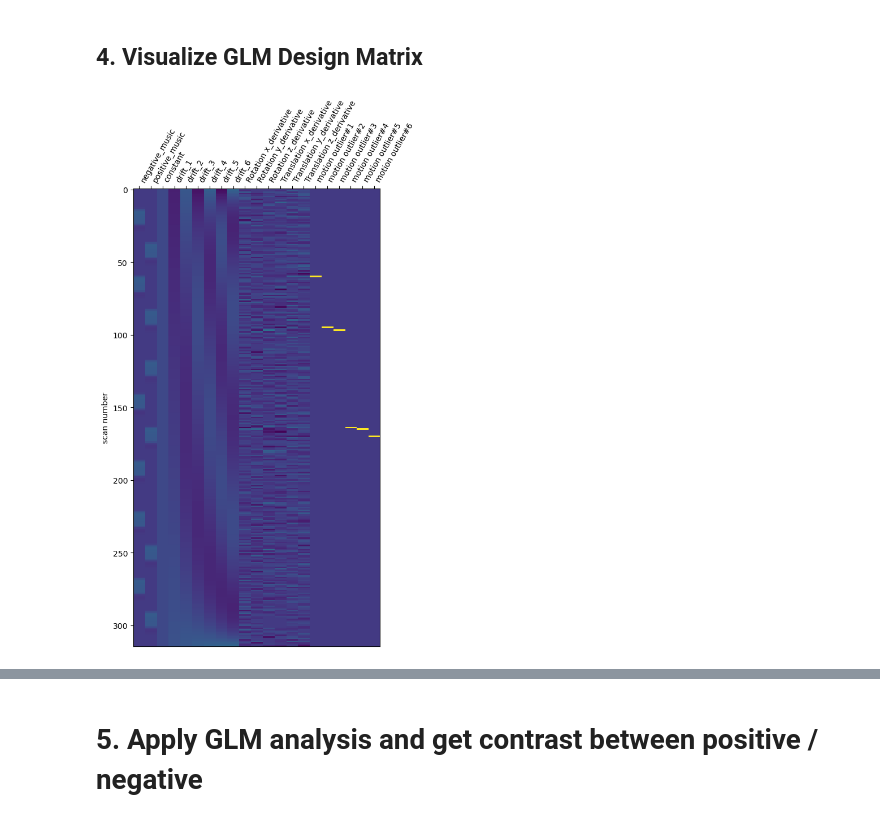
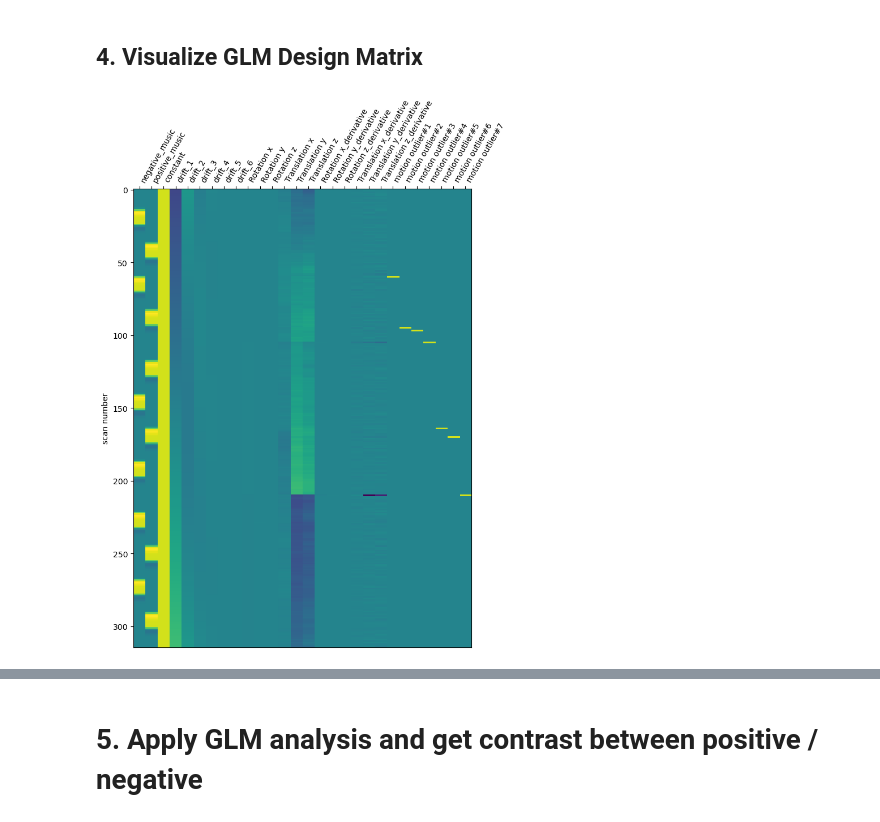
Before and after one commit to ZyLiao-0011/NSSP, a Jupyter notebook: NSSP-Project.ipynb, the cells around one changed output, grey strips where cells are left out. Drawn from its saved outputs; the diff is of its cells as text; code cells hidden in the pictures.

```diff
--- a/NSSP-Project.ipynb
+++ b/NSSP-Project.ipynb
@@ -643,10 +715,7 @@ for run_idx in range(1, 3+1):
         events = pd.read_table(op.join(bids_root, f'sub-{subject}', 'func', f'sub-control01_task-music_run-{run_idx}_events.tsv'))
         events['onset'] = events['onset'] + last_time
     events_all_runs = pd.concat((events_all_runs, events), axis=0).reset_index(drop=True)
-
-# Use Motion Corrected fMRI data
-# !!!! Note: The data here should be changed to those aligned with anatomical data later.
-fmri_all_runs = nib.load(op.join(preproc_root, subject_dir, 'func', 'sub-control01_task-music_run_concatenated_moco.nii.gz'))
+fmri_all_runs = nib.load(op.join(preproc_root, subject_dir, 'func','sub-control01_task-music_run_concatenated.nii.gz'))
 
 # Specify what sort of GLM we want (nature of the noise, repetition time of the data and other parameters)
 fmri_glm = FirstLevelModel(
@@ -678,9 +747,11 @@ for (col, name) in zip(column_values.T, column_names):
 mot_params = load_mot_params_fsl_6_dof(op.join(preproc_root, subject_dir, 'func', 'sub-control01_task-music_run_concatenated_moco.par'))
 mot_params = mot_params - mot_params.mean()
 mot_params.index = mot_params.index * 3
-mot_params.plot(title='Demeaned Motion Parameters (Before Correction)', xlabel='Frame')
+mot_params.plot(title='Demeaned Motion Parameters', xlabel='Frame')
 
 mot_params_deriv = mot_params.diff().fillna(0)
 mot_params_deriv.columns = [f"{col}_derivative" for col in mot_params.columns]
-mot_params_deriv.plot(title='Derivative of Demeaned Motion Parameter (Before Correction)', xlabel='Frame')
+mot_params_deriv.plot(title='Derivative of Demeaned Motion Parameter', xlabel='Frame')
+
+fmri_glm.design_matrices_[0] = pd.concat((fmri_glm.design_matrices_[0], mot_params, mot_params_deriv), axis=1)
 # %% [output]
@@ -690,13 +759,0 @@ mot_params_deriv.plot(title='Derivative of Demeaned Motion Parameter (Before Cor
-# %%
-mot_params = load_mot_params_fsl_6_dof(op.join(preproc_root, subject_dir, 'func', 'sub-control01_task-music_run_concatenated_moco.par'))
-mot_params.iloc[105:210, :] = mot_params.iloc[105:210, :] - mot_params.iloc[105, :] + mot_params.iloc[104, :]
-mot_params.iloc[210:, :] = mot_params.iloc[210:, :] - mot_params.iloc[210, :] + mot_params.iloc[209, :]
-mot_params = mot_params - mot_params.mean()
-mot_params.index = mot_params.index * 3
-mot_params.plot(title='Demeaned Motion Parameters (After Correction)', xlabel='Frame')
-
-mot_params_deriv = mot_params.diff().fillna(0)
-mot_params_deriv.columns = [f"{col}_derivative" for col in mot_params.columns]
-mot_params_deriv.plot(title='Derivative of Demeaned Motion Parameter (After Correction)', xlabel='Frame')
-
-fmri_glm.design_matrices_[0] = pd.concat((fmri_glm.design_matrices_[0], mot_params_deriv), axis=1)
@@ -706,10 +760,9 @@ fmri_glm.design_matrices_[0] = pd.concat((fmri_glm.design_matrices_[0], mot_para
 # %%
-# Account for motion outliers. Note: Motion at slice 105 & slice 210 is likely **not real**
-# outlier_frames = [60, 95, 97, 105, 164, 170, 210]
-# actual_outlier_frames = [60, 95, 97, 164, 170]
-for i in range(len(actual_outlier_frames)):
+# Account for motion outliers
+outlier_frames = [60, 95, 97, 105, 164, 170, 210]
+for i in range(7):
     reg = np.zeros((315,)) * 0.0
-    reg[actual_outlier_frames[i]] = 1.0
+    reg[outlier_frames[i]] = 1.0
     fmri_glm.design_matrices_[0]['motion outlier#' + str(i+1)] = reg
 # %% [markdown]
 ## 4. Visualize GLM Design Matrix
@@ -719,10 +772,10 @@ fmri_glm.design_matrices_[0] = fmri_glm.design_matrices_[0].drop(['response', 't
 fmri_glm = fmri_glm.fit(fmri_all_runs, design_matrices=fmri_glm.design_matrices_[0])
 # %%
 from nilearn.plotting import plot_design_matrix
-plot_design_matrix(fmri_glm.design_matrices_[0], rescale=True)
+plot_design_matrix(fmri_glm.design_matrices_[0], rescale=False)
 plt.show()
 # %% [output]
-[figure, old version]
+[figure, new version]
 # %%
 import seaborn as sns
 sns.heatmap(
```
Also changed, not shown: parts of 34 cells of this notebook.
